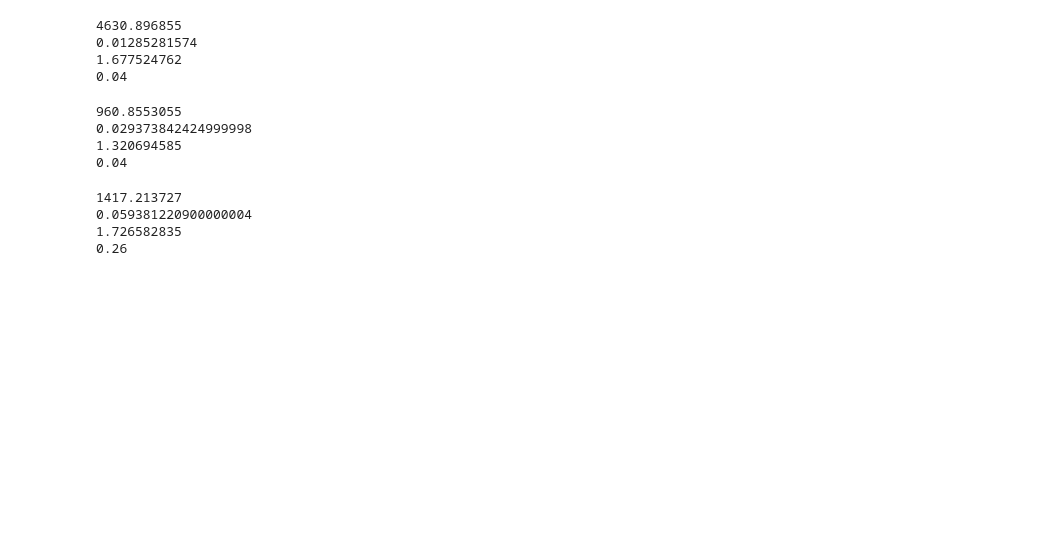
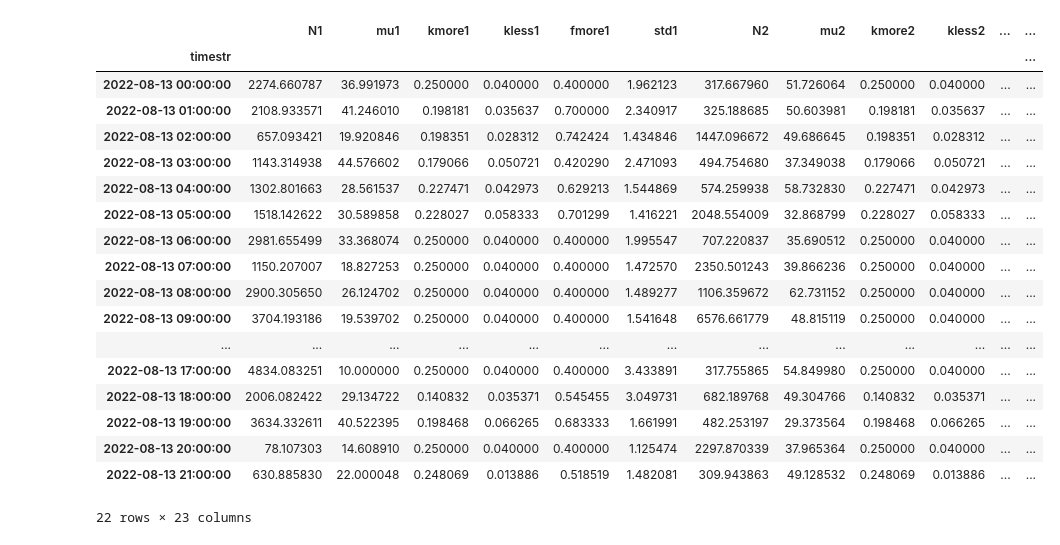
Before and after one commit to wx4stg/tracer-analysis, a Jupyter notebook: sketches/pyrcel-testing.ipynb, the cells around one changed output. Cells and saved outputs as stored; diff of their text form; code cells hidden in the pictures; blank space fills up the shorter version.

```diff
--- a/sketches/pyrcel-testing.ipynb
+++ b/sketches/pyrcel-testing.ipynb
@@ -47,0 +12,30 @@ S4 = 1.717141449
+# %%
+### From the coefficients CSV
+coeffs = pd.read_csv('../../arm-ccn-fix/20220813_coeff.csv', header=None, names=['timestr',
+                                                               'N1', 'mu1', 'kmore1', 'kless1', 'fmore1', 'std1',
+                                                               'N2', 'mu2', 'kmore2', 'kless2', 'fmore2', 'std2',
+                                                               'N3', 'mu3', 'kmore3', 'kless3', 'fmore3', 'std3',
+                                                               'N4', 'mu4', 'std4', 'k4', 'fmore4'],
+                                                               parse_dates=['timestr']).set_index('timestr')
+# %%
+coeffs
+# %% [output]
+|  | N1 | mu1 | kmore1 | kless1 | fmore1 | std1 | N2 | mu2 | kmore2 | kless2 | ... | ... |
+| timestr |  |  |  |  |  |  |  |  |  |  |  | ... |
+| 2022-08-13 00:00:00 | 2274.660787 | 36.991973 | 0.250000 | 0.040000 | 0.400000 | 1.962123 | 317.667960 | 51.726064 | 0.250000 | 0.040000 | ... | ... |
+| 2022-08-13 01:00:00 | 2108.933571 | 41.246010 | 0.198181 | 0.035637 | 0.700000 | 2.340917 | 325.188685 | 50.603981 | 0.198181 | 0.035637 | ... | ... |
+| 2022-08-13 02:00:00 | 657.093421 | 19.920846 | 0.198351 | 0.028312 | 0.742424 | 1.434846 | 1447.096672 | 49.686645 | 0.198351 | 0.028312 | ... | ... |
+| 2022-08-13 03:00:00 | 1143.314938 | 44.576602 | 0.179066 | 0.050721 | 0.420290 | 2.471093 | 494.754680 | 37.349038 | 0.179066 | 0.050721 | ... | ... |
+| 2022-08-13 04:00:00 | 1302.801663 | 28.561537 | 0.227471 | 0.042973 | 0.629213 | 1.544869 | 574.259938 | 58.732830 | 0.227471 | 0.042973 | ... | ... |
+| 2022-08-13 05:00:00 | 1518.142622 | 30.589858 | 0.228027 | 0.058333 | 0.701299 | 1.416221 | 2048.554009 | 32.868799 | 0.228027 | 0.058333 | ... | ... |
+| 2022-08-13 06:00:00 | 2981.655499 | 33.368074 | 0.250000 | 0.040000 | 0.400000 | 1.995547 | 707.220837 | 35.690512 | 0.250000 | 0.040000 | ... | ... |
+| 2022-08-13 07:00:00 | 1150.207007 | 18.827253 | 0.250000 | 0.040000 | 0.400000 | 1.472570 | 2350.501243 | 39.866236 | 0.250000 | 0.040000 | ... | ... |
+| 2022-08-13 08:00:00 | 2900.305650 | 26.124702 | 0.250000 | 0.040000 | 0.400000 | 1.489277 | 1106.359672 | 62.731152 | 0.250000 | 0.040000 | ... | ... |
+| 2022-08-13 09:00:00 | 3704.193186 | 19.539702 | 0.250000 | 0.040000 | 0.400000 | 1.541648 | 6576.661779 | 48.815119 | 0.250000 | 0.040000 | ... | ... |
+| ... | ... | ... | ... | ... | ... | ... | ... | ... | ... | ... | ... | ... |
+| 2022-08-13 17:00:00 | 4834.083251 | 10.000000 | 0.250000 | 0.040000 | 0.400000 | 3.433891 | 317.755865 | 54.849980 | 0.250000 | 0.040000 | ... | ... |
+| 2022-08-13 18:00:00 | 2006.082422 | 29.134722 | 0.140832 | 0.035371 | 0.545455 | 3.049731 | 682.189768 | 49.304766 | 0.140832 | 0.035371 | ... | ... |
+| 2022-08-13 19:00:00 | 3634.332611 | 40.522395 | 0.198468 | 0.066265 | 0.683333 | 1.661991 | 482.253197 | 29.373564 | 0.198468 | 0.066265 | ... | ... |
+| 2022-08-13 20:00:00 | 78.107303 | 14.608910 | 0.250000 | 0.040000 | 0.400000 | 1.125474 | 2297.870339 | 37.965364 | 0.250000 | 0.040000 | ... | ... |
+| 2022-08-13 21:00:00 | 630.885830 | 22.000048 | 0.248069 | 0.013886 | 0.518519 | 1.482081 | 309.943863 | 49.128532 | 0.248069 | 0.013886 | ... | ... |
+22 rows × 23 columns
@@ -80,30 +117,0 @@ S4 = this_row['std4']
-# %%
-print(N1)
-print(Dg1/2)
-print(S1)
-print(K1)
-# %% [output]
-4630.896855
-0.01285281574
-1.677524762
-0.04
-# %%
-print(N2)
-print(Dg2/2)
-print(S2)
-print(K2)
-# %% [output]
-960.8553055
-0.029373842424999998
-1.320694585
-0.04
-# %%
-print(N3)
-print(Dg3/2)
-print(S3)
-print(K3)
-# %% [output]
-1417.213727
-0.059381220900000004
-1.726582835
-0.26
```
Also changed, not shown: parts of 20 cells of this notebook, 1 other file.
